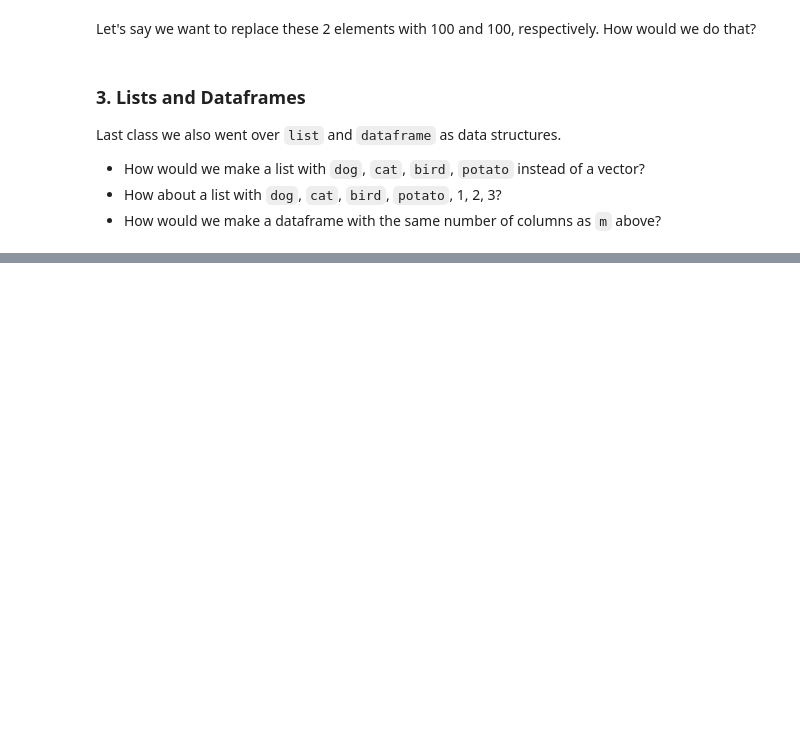
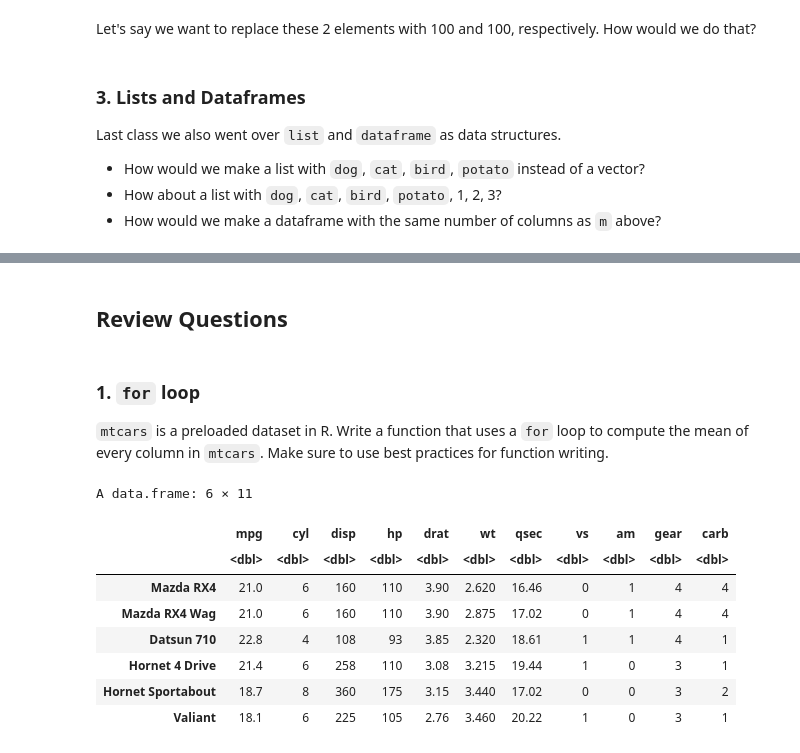
Before and after one commit to MPA-2065-FA24/mpa2065-fall2024, a Jupyter notebook: 03-1_review_R.ipynb, the cells around one changed output, grey strips where cells are left out. Saved outputs shown, nothing was run; the diff lists cells and outputs as text; code cells hidden in the pictures; blank space fills up the shorter version.

Commit message:
finished review problems

```diff
--- a/03-1_review_R.ipynb
+++ b/03-1_review_R.ipynb
@@ -198,0 +585,18 @@ Last class we also went over `list` and `dataframe` as data structures.
+# %% [markdown]
+## Review Questions
+# %% [markdown]
+### 1. `for` loop
+
+`mtcars` is a preloaded dataset in R. Write a function that uses a `for` loop to compute the mean of every column in `mtcars`. Make sure to use best practices for function writing.
+# %%
+head(mtcars, 6) # to give you an idea of what's in mtcars
+# %% [output]
+A data.frame: 6 × 11
+|  | mpg | cyl | disp | hp | drat | wt | qsec | vs | am | gear | carb |
+|  | <dbl> | <dbl> | <dbl> | <dbl> | <dbl> | <dbl> | <dbl> | <dbl> | <dbl> | <dbl> | <dbl> |
+| Mazda RX4 | 21.0 | 6 | 160 | 110 | 3.90 | 2.620 | 16.46 | 0 | 1 | 4 | 4 |
+| Mazda RX4 Wag | 21.0 | 6 | 160 | 110 | 3.90 | 2.875 | 17.02 | 0 | 1 | 4 | 4 |
+| Datsun 710 | 22.8 | 4 | 108 | 93 | 3.85 | 2.320 | 18.61 | 1 | 1 | 4 | 1 |
+| Hornet 4 Drive | 21.4 | 6 | 258 | 110 | 3.08 | 3.215 | 19.44 | 1 | 0 | 3 | 1 |
+| Hornet Sportabout | 18.7 | 8 | 360 | 175 | 3.15 | 3.440 | 17.02 | 0 | 0 | 3 | 2 |
+| Valiant | 18.1 | 6 | 225 | 105 | 2.76 | 3.460 | 20.22 | 1 | 0 | 3 | 1 |
```
Also changed, not shown: parts of 56 cells of this notebook.
